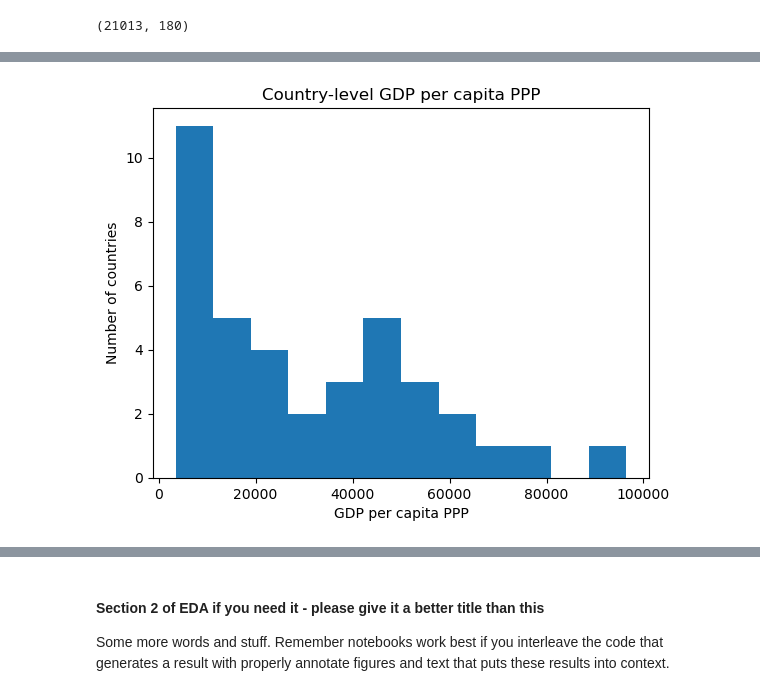
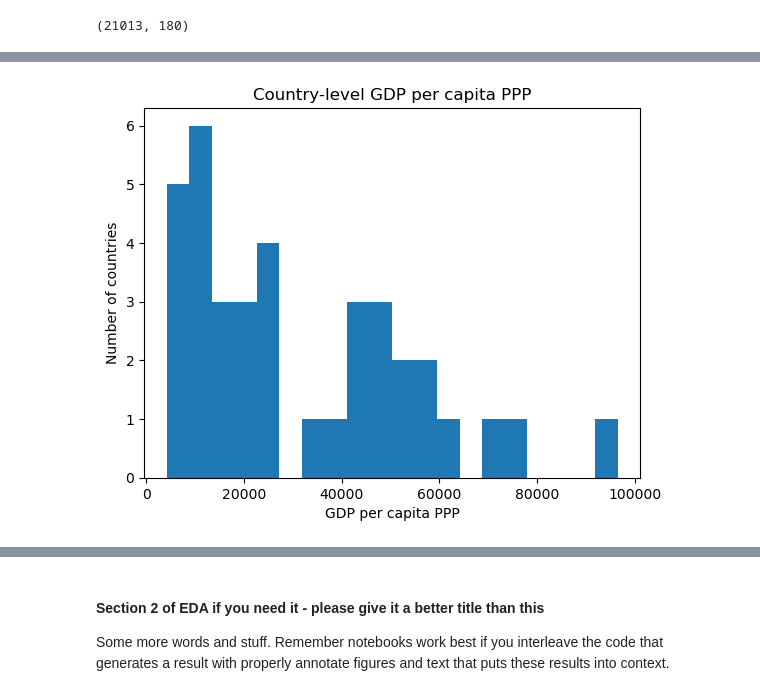
Before and after one commit to COGS108/Group123_WI26, a Jupyter notebook: 02-EDACheckpoint.ipynb, the cells around one changed output, grey strips where cells are left out. Drawn from its saved outputs; the diff is of its cells as text; code cells hidden in the pictures.

```diff
--- a/02-EDACheckpoint.ipynb
+++ b/02-EDACheckpoint.ipynb
@@ -955,8 +1052,8 @@ country_summary.head()
 # %%
-country_summary['gdp_per_capita_ppp'].plot(kind='hist', bins=12)
+country_summary['gdp_per_capita_ppp'].plot(kind='hist', bins=20)
 plt.xlabel('GDP per capita PPP')
 plt.ylabel('Number of countries')
 plt.title('Country-level GDP per capita PPP')
 plt.show()
 # %% [output]
-[figure, old version]
+[figure, new version]
```
Also changed, not shown: parts of 46 cells of this notebook.
